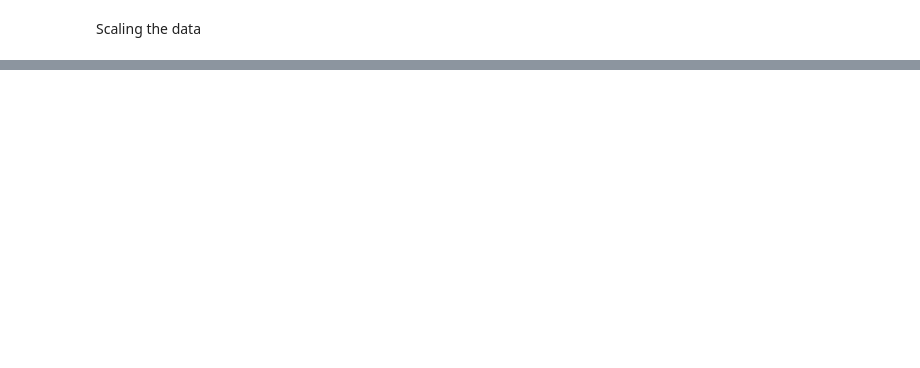
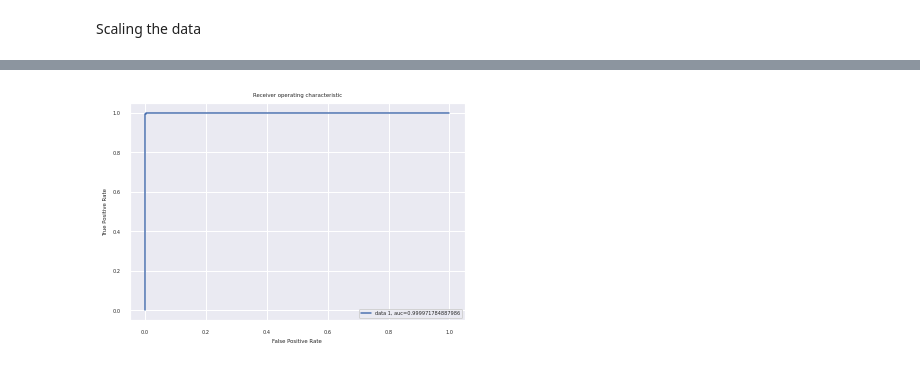
Before and after one commit to AyatoTanemura/aws-instance-dup, a Jupyter notebook: Iteration 4 pyspark.ipynb, the cells around one changed output, grey strips where cells are left out. Drawn from its saved outputs; the diff is of its cells as text; code cells hidden in the pictures; blank space fills up the shorter version.

```diff
--- a/Iteration 4 pyspark.ipynb
+++ b/Iteration 4 pyspark.ipynb
@@ -859,2 +806,6 @@ Target Feature Separation
 # %% [markdown]
 Handling Imbalanced data
+# %%
+os =  RandomOverSampler(sampling_strategy=1)
+
+x_res, y_res = os.fit_resample(x, y)
@@ -864,0 +971,19 @@ Logical test design
+# %%
+# AUC of XGBoost
+y_pred_proba = xgb.predict_proba(x_test)[::,1]
+fpr, tpr, _ = metrics.roc_curve(y_test, y_pred_proba)
+fpr
+tpr
+
+auc = metrics.roc_auc_score(y_test, y_pred_proba)
+auc
+
+plt.plot(fpr,tpr,label="data 1, auc="+str(auc))
+plt.legend(loc=4)
+plt.xlabel('False Positive Rate')
+plt.ylabel('True Positive Rate')
+plt.title('Receiver operating characteristic')
+plt.legend(loc="lower right")
+plt.show()
+# %% [output]
+[figure, added]
```
Also changed, not shown: parts of 71 cells of this notebook.
